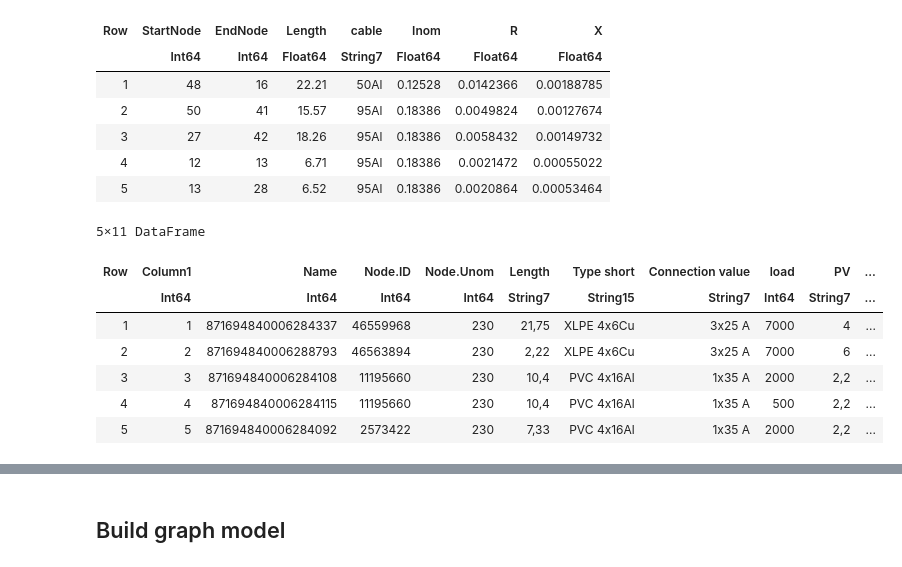
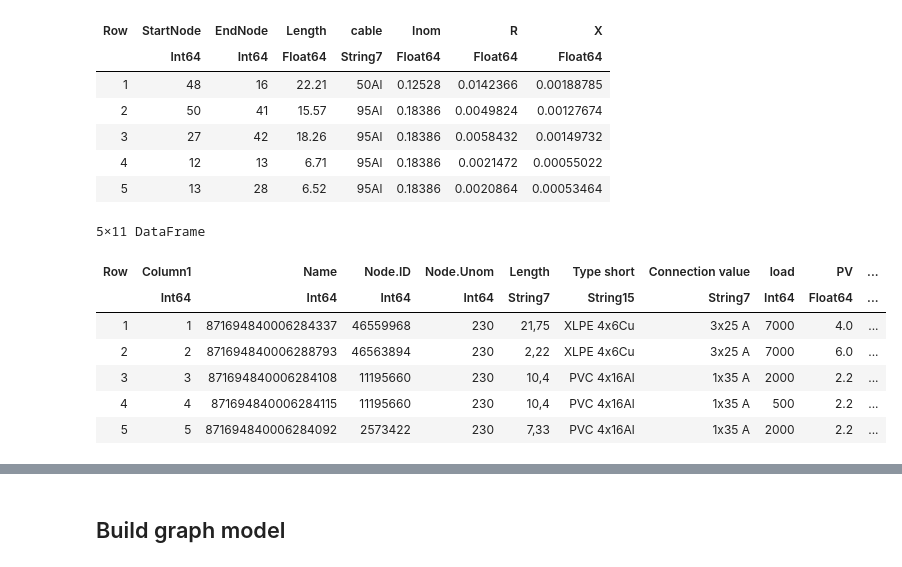
Before and after one commit to XinLiTue/Congestion-Management-based-on-Thermal-Comfort, a Jupyter notebook: OPF-jl.ipynb, the cells around one changed output, grey strips where cells are left out. Drawn from its saved outputs; the diff is of its cells as text; code cells hidden in the pictures.

```diff
--- a/OPF-jl.ipynb
+++ b/OPF-jl.ipynb
@@ -48,16 +52,19 @@ first(network, 5)
 # %%
 connections = CSV.read("data/user_connect.csv", DataFrame; delim=";")
 
 # correct for 1 based indexing
 connections.Node = connections.Node .+ 1
 
+# convert PV (str) to Float64
+connections.PV = parse.(Float64, replace.(connections.PV, "," => "."))
+
 first(connections, 5)
 # %% [output]
 5×11 DataFrame
 | Row | Column1 | Name | Node.ID | Node.Unom | Length | Type short | Connection value | load | PV | ... |
-|  | Int64 | Int64 | Int64 | Int64 | String7 | String15 | String7 | Int64 | String7 | ... |
-| 1 | 1 | 871694840006284337 | 46559968 | 230 | 21,75 | XLPE 4x6Cu | 3x25 A | 7000 | 4 | ... |
-| 2 | 2 | 871694840006288793 | 46563894 | 230 | 2,22 | XLPE 4x6Cu | 3x25 A | 7000 | 6 | ... |
-| 3 | 3 | 871694840006284108 | 11195660 | 230 | 10,4 | PVC 4x16Al | 1x35 A | 2000 | 2,2 | ... |
-| 4 | 4 | 871694840006284115 | 11195660 | 230 | 10,4 | PVC 4x16Al | 1x35 A | 500 | 2,2 | ... |
-| 5 | 5 | 871694840006284092 | 2573422 | 230 | 7,33 | PVC 4x16Al | 1x35 A | 2000 | 2,2 | ... |
+|  | Int64 | Int64 | Int64 | Int64 | String7 | String15 | String7 | Int64 | Float64 | ... |
+| 1 | 1 | 871694840006284337 | 46559968 | 230 | 21,75 | XLPE 4x6Cu | 3x25 A | 7000 | 4.0 | ... |
+| 2 | 2 | 871694840006288793 | 46563894 | 230 | 2,22 | XLPE 4x6Cu | 3x25 A | 7000 | 6.0 | ... |
+| 3 | 3 | 871694840006284108 | 11195660 | 230 | 10,4 | PVC 4x16Al | 1x35 A | 2000 | 2.2 | ... |
+| 4 | 4 | 871694840006284115 | 11195660 | 230 | 10,4 | PVC 4x16Al | 1x35 A | 500 | 2.2 | ... |
+| 5 | 5 | 871694840006284092 | 2573422 | 230 | 7,33 | PVC 4x16Al | 1x35 A | 2000 | 2.2 | ... |
```
Also changed, not shown: parts of 7 cells of this notebook, 5 other files.
